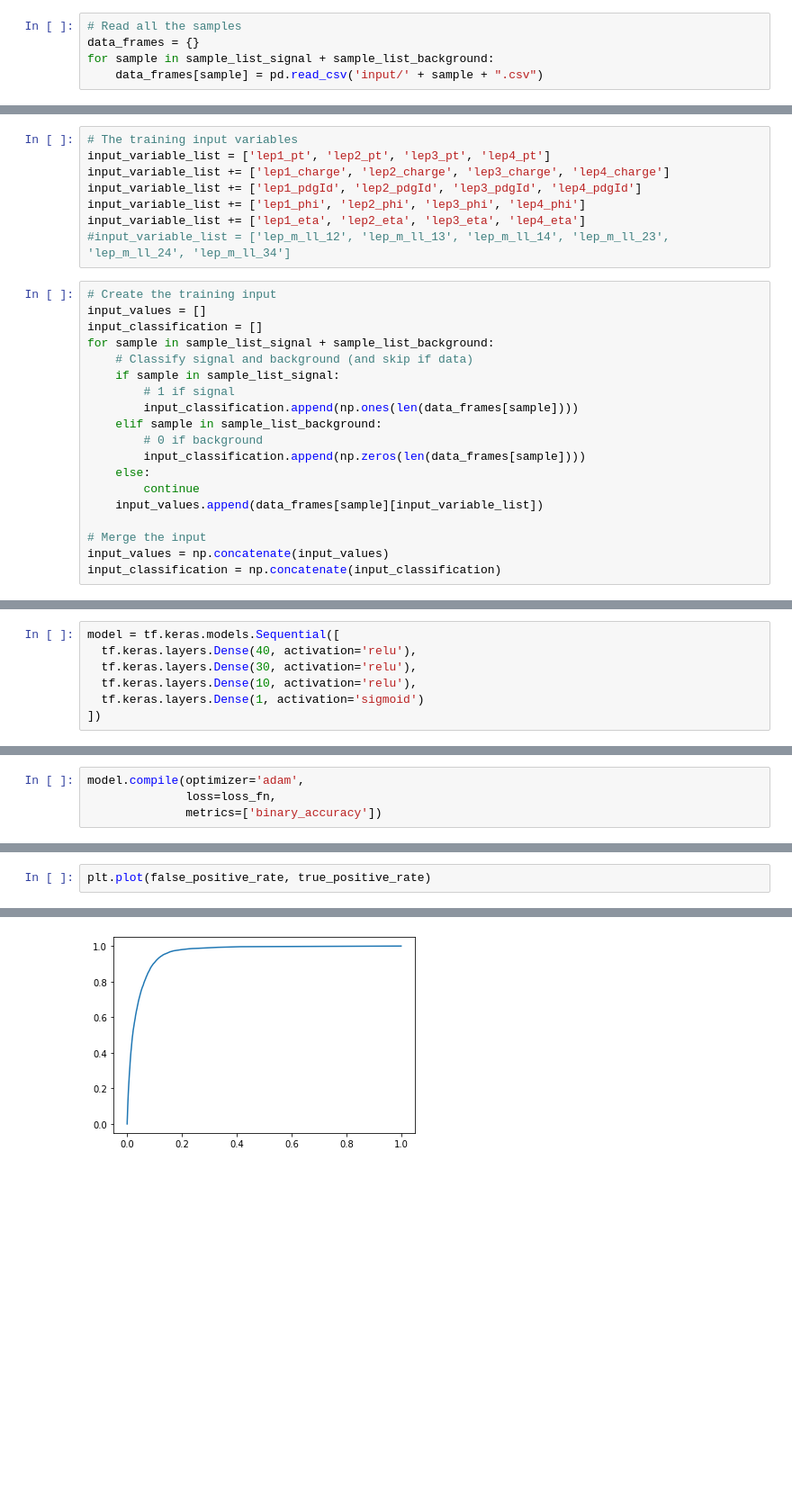
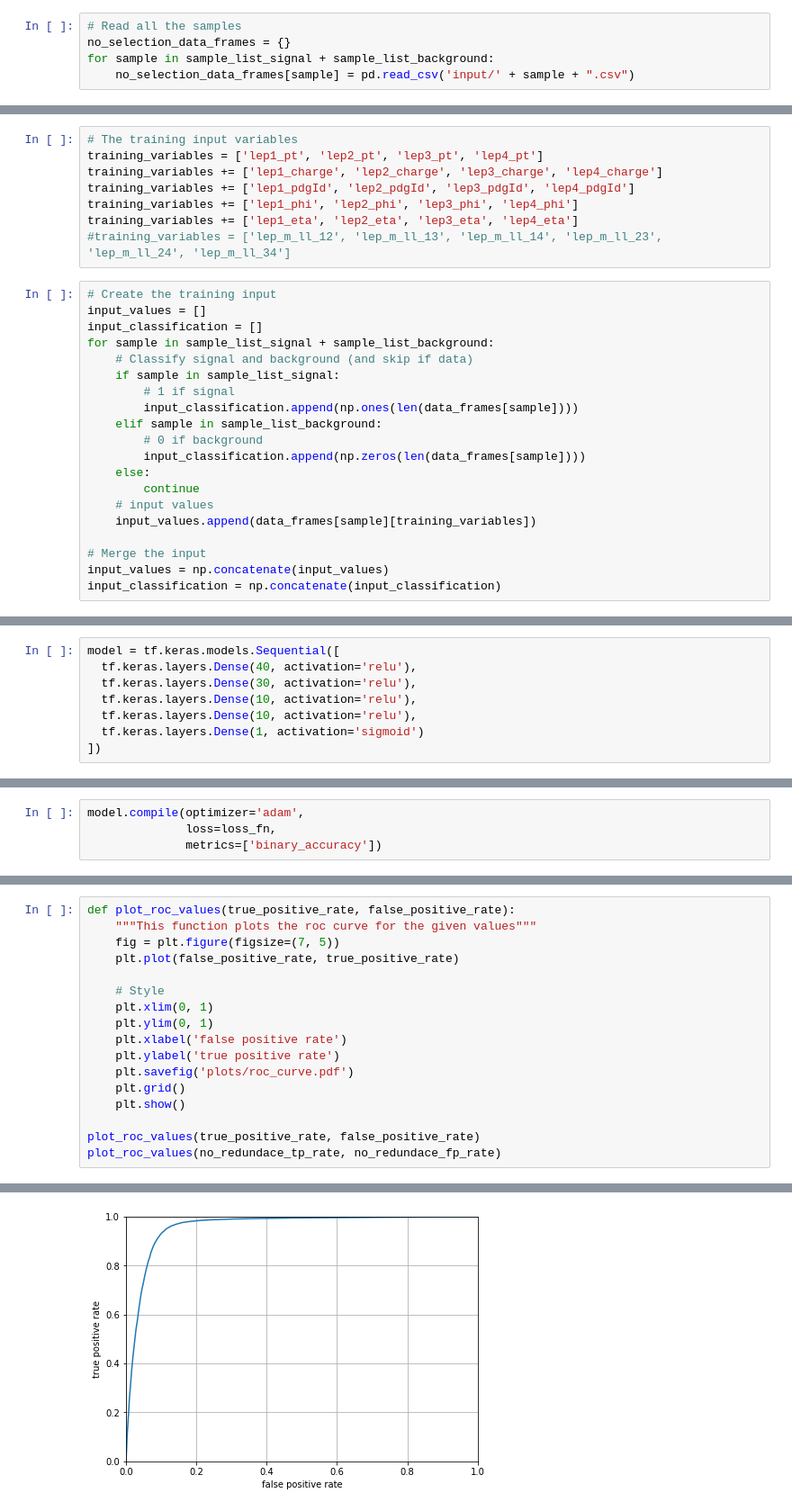
Before and after one commit to MaxStange1005/ATLAS-OpenData-Higgs-NeuralNetworks, a Jupyter notebook: machine_learning.ipynb, the cells around one changed output, grey strips where cells are left out. Shown: that part at 90% size. Drawn from its saved outputs; the diff is of its cells as text; blank space fills up the shorter version.

Commit message:
roc curve

```diff
--- a/machine_learning.ipynb
+++ b/machine_learning.ipynb
@@ -44,8 +46,8 @@ sample_list_background = ['llll']
 # %%
 # Read all the samples
-data_frames = {}
+no_selection_data_frames = {}
 for sample in sample_list_signal + sample_list_background:
-    data_frames[sample] = pd.read_csv('input/' + sample + ".csv")
+    no_selection_data_frames[sample] = pd.read_csv('input/' + sample + ".csv")
 # %% [markdown]
 ### Input Variables
 # %% [markdown]
@@ -170,12 +184,12 @@ llll 0.3029653353227194 523957
 In this chapter, the DNN is trained. Define the input variables for the classification. Feel free to test different combinations of low-level and high-level variables. Additionally, you can modify the structure of the DNN to gain optimal training results. When the setup is done, train the DNN, test it and redo this until you are happy with the result.
 # %%
 # The training input variables
-input_variable_list = ['lep1_pt', 'lep2_pt', 'lep3_pt', 'lep4_pt']
-input_variable_list += ['lep1_charge', 'lep2_charge', 'lep3_charge', 'lep4_charge']
-input_variable_list += ['lep1_pdgId', 'lep2_pdgId', 'lep3_pdgId', 'lep4_pdgId']
-input_variable_list += ['lep1_phi', 'lep2_phi', 'lep3_phi', 'lep4_phi']
-input_variable_list += ['lep1_eta', 'lep2_eta', 'lep3_eta', 'lep4_eta']
-#input_variable_list = ['lep_m_ll_12', 'lep_m_ll_13', 'lep_m_ll_14', 'lep_m_ll_23', 'lep_m_ll_24', 'lep_m_ll_34']
+training_variables = ['lep1_pt', 'lep2_pt', 'lep3_pt', 'lep4_pt']
+training_variables += ['lep1_charge', 'lep2_charge', 'lep3_charge', 'lep4_charge']
+training_variables += ['lep1_pdgId', 'lep2_pdgId', 'lep3_pdgId', 'lep4_pdgId']
+training_variables += ['lep1_phi', 'lep2_phi', 'lep3_phi', 'lep4_phi']
+training_variables += ['lep1_eta', 'lep2_eta', 'lep3_eta', 'lep4_eta']
+#training_variables = ['lep_m_ll_12', 'lep_m_ll_13', 'lep_m_ll_14', 'lep_m_ll_23', 'lep_m_ll_24', 'lep_m_ll_34']
 # %%
 # Create the training input
 input_values = []
@@ -190,7 +204,8 @@ for sample in sample_list_signal + sample_list_background:
         input_classification.append(np.zeros(len(data_frames[sample])))
     else:
         continue
-    input_values.append(data_frames[sample][input_variable_list])
+    # input values
+    input_values.append(data_frames[sample][training_variables])
 
 # Merge the input
 input_values = np.concatenate(input_values)
@@ -247,6 +268,7 @@ model = tf.keras.models.Sequential([
   tf.keras.layers.Dense(40, activation='relu'),
   tf.keras.layers.Dense(30, activation='relu'),
   tf.keras.layers.Dense(10, activation='relu'),
+  tf.keras.layers.Dense(10, activation='relu'),
   tf.keras.layers.Dense(1, activation='sigmoid')
 ])
 # %% [markdown]
@@ -324,3 +363,18 @@ true_positive_rate, false_positive_rate = roc_curve(test_prediction, test_input_
 # %%
-plt.plot(false_positive_rate, true_positive_rate)
+def plot_roc_values(true_positive_rate, false_positive_rate):
+    """This function plots the roc curve for the given values"""
+    fig = plt.figure(figsize=(7, 5))
+    plt.plot(false_positive_rate, true_positive_rate)
+
+    # Style
+    plt.xlim(0, 1)
+    plt.ylim(0, 1)
+    plt.xlabel('false positive rate')
+    plt.ylabel('true positive rate')
+    plt.savefig('plots/roc_curve.pdf')
+    plt.grid()
+    plt.show()
+
+plot_roc_values(true_positive_rate, false_positive_rate)
+plot_roc_values(no_redundace_tp_rate, no_redundace_fp_rate)
 # %% [output]
@@ -328 +381 @@ plt.plot(false_positive_rate, true_positive_rate)
-[figure, old version]
+[figure, new version]
```
Also changed, not shown: parts of 25 cells of this notebook, 1 other file.
